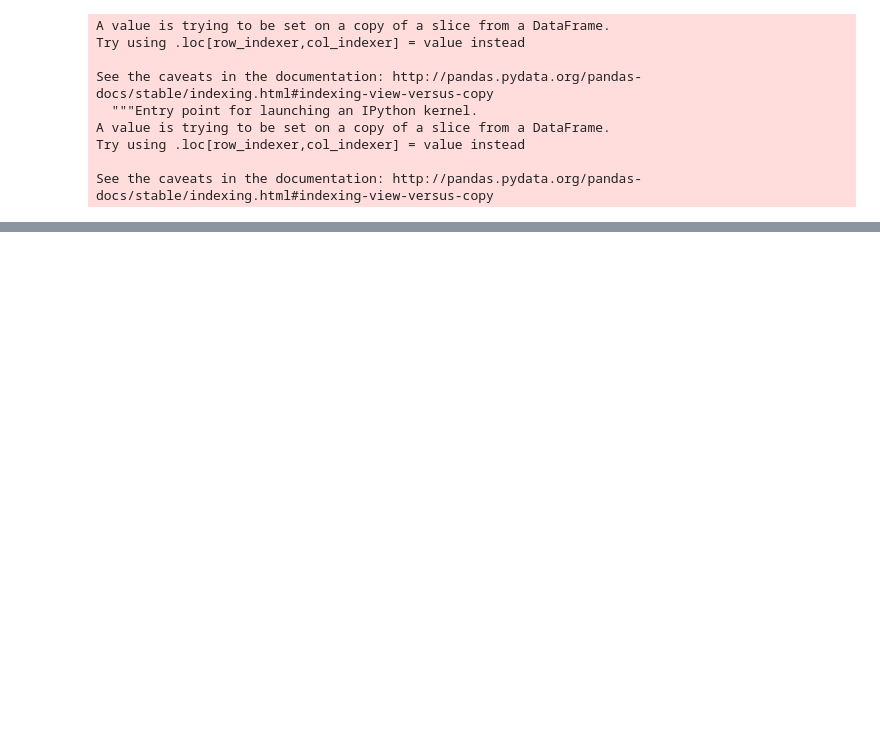
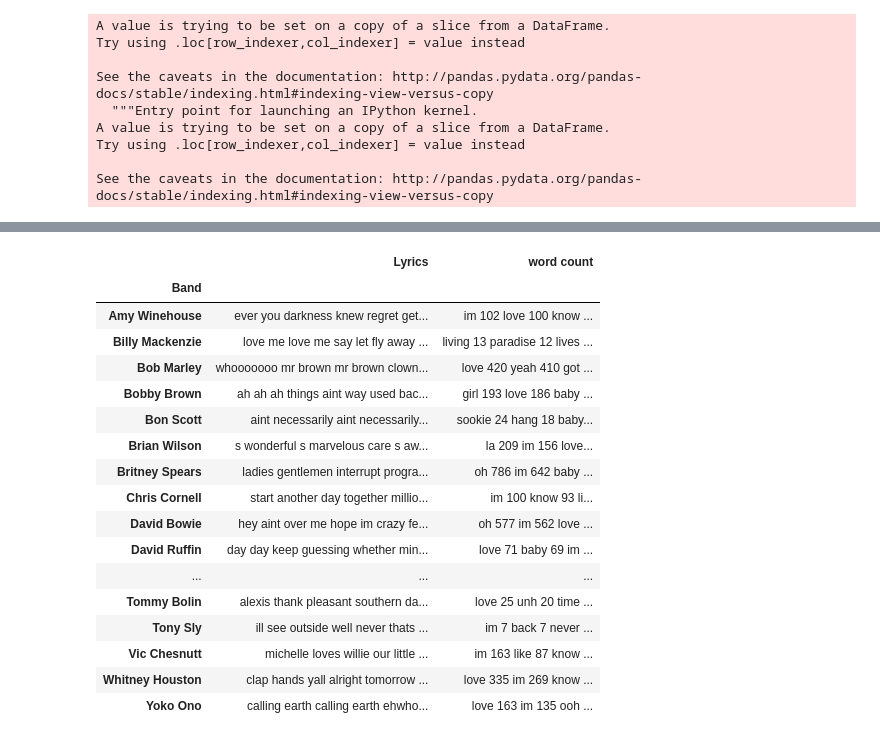
Before and after one commit to kachiem/COGS108_final, a Jupyter notebook: gettingNames.ipynb, the cells around one changed output, grey strips where cells are left out. Saved outputs shown, nothing was run; the diff lists cells and outputs as text; code cells hidden in the pictures; blank space fills up the shorter version.

Commit message:
sent analysis and word count

```diff
--- a/gettingNames.ipynb
+++ b/gettingNames.ipynb
@@ -248,0 +277,31 @@ pd5
+# %%
+# concatenate all lyrics for each artist
+def concat_(col):
+    return "".join(col)
+df = pd5.loc[:,['Band','Lyrics']].groupby(['Band']).aggregate(concat_)
+# %%
+word_counts = []
+for lyrics in df['Lyrics']:
+    word_count =  pd.Series(lyrics.split()).value_counts()
+    word_counts.append(word_count)
+df.insert(1, "word count", word_counts, True)
+df
+# %% [output]
+|  | Lyrics | word count |
+| Band |  |  |
+| Amy Winehouse | ever you darkness knew regret get... | im 102 love 100 know ... |
+| Billy Mackenzie | love me love me say let fly away ... | living 13 paradise 12 lives ... |
+| Bob Marley | whooooooo mr brown mr brown clown... | love 420 yeah 410 got ... |
+| Bobby Brown | ah ah ah things aint way used bac... | girl 193 love 186 baby ... |
+| Bon Scott | aint necessarily aint necessarily... | sookie 24 hang 18 baby... |
+| Brian Wilson | s wonderful s marvelous care s aw... | la 209 im 156 love... |
+| Britney Spears | ladies gentlemen interrupt progra... | oh 786 im 642 baby ... |
+| Chris Cornell | start another day together millio... | im 100 know 93 li... |
+| David Bowie | hey aint over me hope im crazy fe... | oh 577 im 562 love ... |
+| David Ruffin | day day keep guessing whether min... | love 71 baby 69 im ... |
+| ... | ... | ... |
+| Tommy Bolin | alexis thank pleasant southern da... | love 25 unh 20 time ... |
+| Tony Sly | ill see outside well never thats ... | im 7 back 7 never ... |
+| Vic Chesnutt | michelle loves willie our little ... | im 163 like 87 know ... |
+| Whitney Houston | clap hands yall alright tomorrow ... | love 335 im 269 know ... |
+| Yoko Ono | calling earth calling earth ehwho... | love 163 im 135 ooh ... |
```
Also changed, not shown: parts of 10 cells of this notebook.
